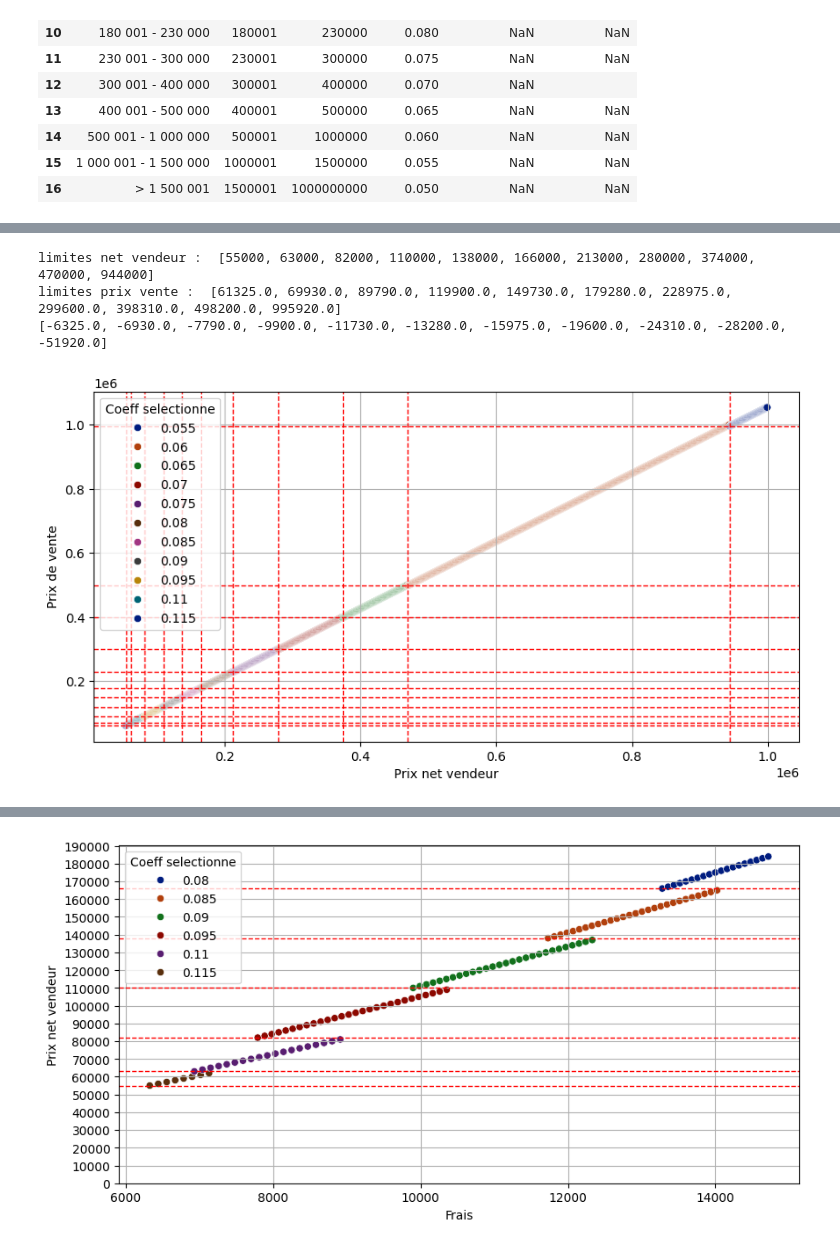
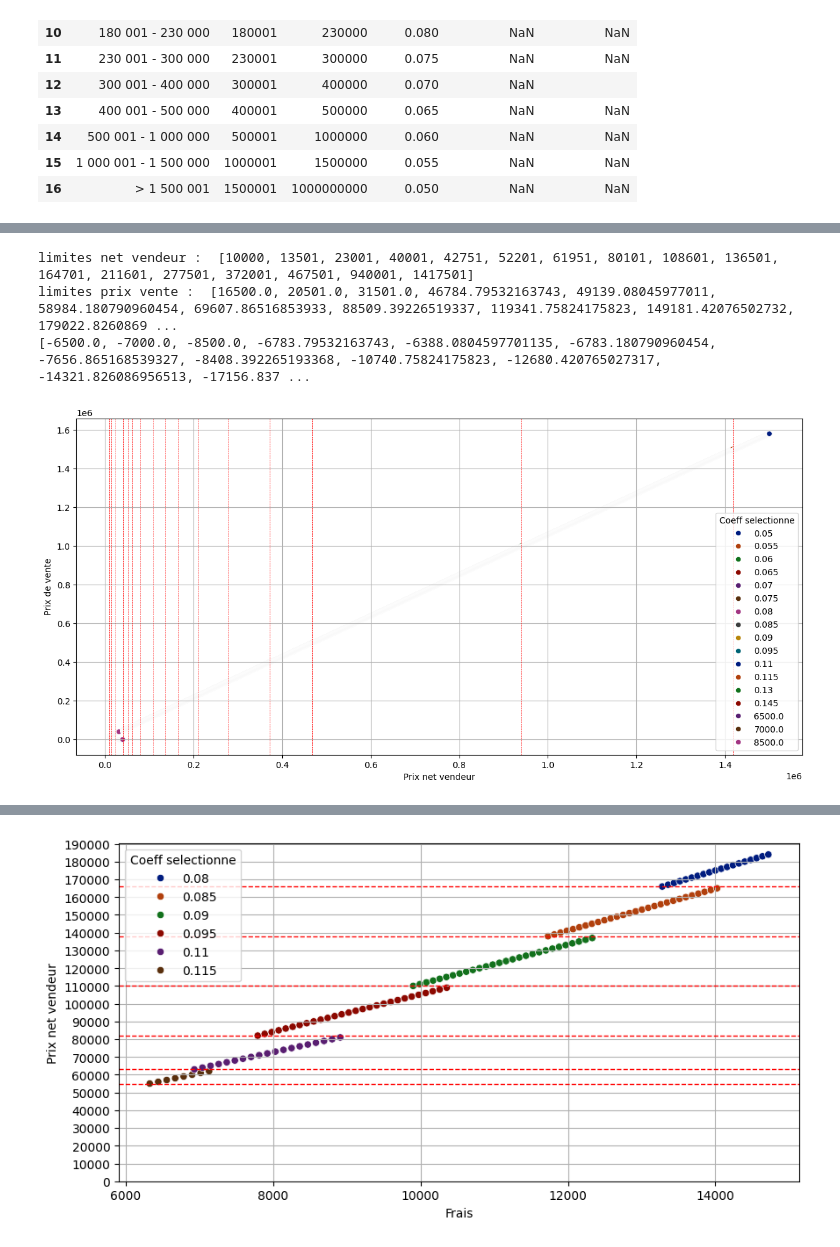
Before and after one commit to Remybrds/net_vend, a Jupyter notebook: Algo.ipynb, the cells around one changed output, grey strips where cells are left out. Saved outputs shown, nothing was run; the diff lists cells and outputs as text; code cells hidden in the pictures.

Commit message:
Frais visual

```diff
--- a/Algo.ipynb
+++ b/Algo.ipynb
@@ -49,20 +100,0 @@ def prix_nv(prix_net_vendeur):
-# %%
-prix_net_vendeur = 5000
-if prix_net_vendeur :
-    prix_net_vendeur = float(prix_net_vendeur)
-    print(prix_net_vendeur)
-    for i in range(0,3):
-        if prix_net_vendeur > df['min'][i] and prix_net_vendeur <= df['max'][i] :
-            fixe = df['coeff'][i]
-            print(fixe)
-            prix_vente_temp =  prix_vente_temp + fixe
-
-    for i in range(3, len(df)):
-        if prix_net_vendeur > df['min'][i] and prix_net_vendeur <= df['max'][i]:
-            coeff_temp = df['coeff'][i]
-            prix_vente_temp = prix_net_vendeur / (1 - df['coeff'][i])
-            if prix_net_vendeur + (prix_net_vendeur * df['coeff'][i]) > df['min'][i+1]:
-                prix_vente = prix_net_vendeur / ( 1 - df['coeff'][i+1])
-                coeff = df['coeff'][i+1]
-
-    print("nope")
@@ -95,6 +117,7 @@ df_analyse
 # %%
 import seaborn as sns
 import matplotlib.pyplot as plt
+import numpy as np
 
 
 Prix_net_vendeur = []
@@ -103,45 +126,54 @@ Prix_de_vente = []
 coeff_lim_lst_n = []
 coeff_lim_lst_v = []
 
-for i in range(55_000,1_000_000, 1000):
-    Prix_net_vendeur.append(i)
-    Coeff_selectionne.append(prix_nv(i)[0])
-    Prix_de_vente.append(prix_nv(i)[1])
-
+for i in range(10_000,1_500_000, 1):
+    if i <= 31500 :
+        Prix_net_vendeur.append(i)
+        Coeff_selectionne.append(prix_nv_f(i)[0])
+        Prix_de_vente.append(prix_nv_f(i)[1])
+    else :
+        Prix_net_vendeur.append(i)
+        Coeff_selectionne.append(prix_nv_c(i)[0])
+        Prix_de_vente.append(prix_nv_c(i)[1])
 
 df_analyse= pd.DataFrame({
     "Prix net vendeur" : Prix_net_vendeur,
     "Coeff selectionne" : Coeff_selectionne,
     "Prix de vente" : Prix_de_vente,
 })
 
-df_analyse['Frais'] = df_analyse['Prix net vendeur'] * df_analyse['Coeff selectionne']
+#Calcul de la colonne frais
+df_analyse['Frais'] = df_analyse.apply(lambda row : calcul_frais(row['Coeff selectionne'], row['Prix de vente']), axis=1)
+
+
+#detection du changement de coeff
 df_analyse['prix_coeff_lim'] = df_analyse['Coeff selectionne'].ne(df_analyse['Coeff selectionne'].shift(1))
 
 for idx, row in df_analyse.iterrows() :
     if row['prix_coeff_lim'] :
         #print(row['Prix net vendeur'])
         coeff_lim_lst_n.append(row['Prix net vendeur'])
         coeff_lim_lst_v.append(row['Prix de vente'])
-    #else : print("Nope")
 
 
-plt.figure(figsize=(10,5))
+plt.figure(figsize=(15,7))
 for seuil_n in coeff_lim_lst_n:
-    plt.axvline(x=seuil_n, color='red', linestyle='--', linewidth=1)
-for seuil_v in coeff_lim_lst_v:
-    plt.axhline(y=seuil_v, color='red', linestyle='--', linewidth=1)
+    plt.axvline(x=seuil_n, color='red', linestyle='--', linewidth=.5)
+#for seuil_v in coeff_lim_lst_v:
+    #plt.axhline(y=seuil_v, color='red', linestyle='--', linewidth=1)
 sns.scatterplot(df_analyse, x= 'Prix net vendeur' , y = 'Prix de vente', hue= 'Coeff selectionne', palette='dark' )
+#plt.xlim(70000, 85000)
+#plt.ylim(40000, 100_000)
 plt.grid(True)
 
 print(f"limites net vendeur : ",coeff_lim_lst_n)
 print("limites prix vente : ", coeff_lim_lst_v)
 
 diff_lst = [a - b for a, b in zip(coeff_lim_lst_n, coeff_lim_lst_v)]
 
 print(diff_lst)
 # %% [output]
-limites net vendeur :  [55000, 63000, 82000, 110000, 138000, 166000, 213000, 280000, 374000, 470000, 944000]
-limites prix vente :  [61325.0, 69930.0, 89790.0, 119900.0, 149730.0, 179280.0, 228975.0, 299600.0, 398310.0, 498200.0, 995920.0]
-[-6325.0, -6930.0, -7790.0, -9900.0, -11730.0, -13280.0, -15975.0, -19600.0, -24310.0, -28200.0, -51920.0]
+limites net vendeur :  [10000, 13501, 23001, 40001, 42751, 52201, 61951, 80101, 108601, 136501, 164701, 211601, 277501, 372001, 467501, 940001, 1417501]
+limites prix vente :  [16500.0, 20501.0, 31501.0, 46784.79532163743, 49139.08045977011, 58984.180790960454, 69607.86516853933, 88509.39226519337, 119341.75824175823, 149181.42076502732, 179022.8260869 ...
+[-6500.0, -7000.0, -8500.0, -6783.79532163743, -6388.0804597701135, -6783.180790960454, -7656.865168539327, -8408.392265193368, -10740.75824175823, -12680.420765027317, -14321.826086956513, -17156.837 ...
-[figure, old version]
+[figure, new version]
```
Also changed, not shown: parts of 18 cells of this notebook, 5 other files.
